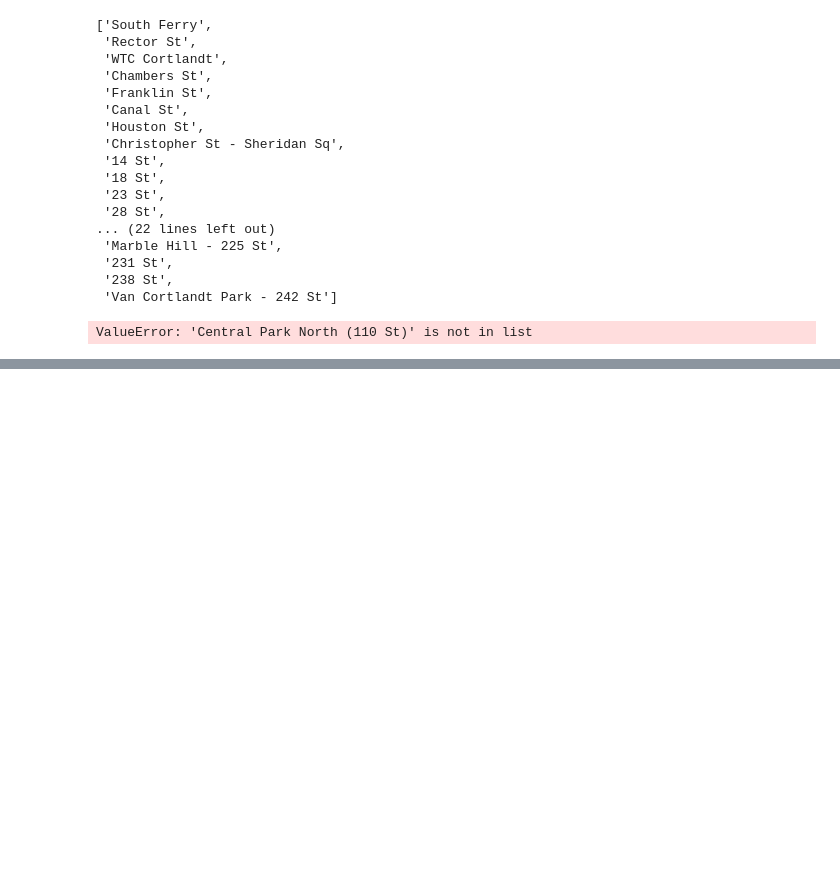
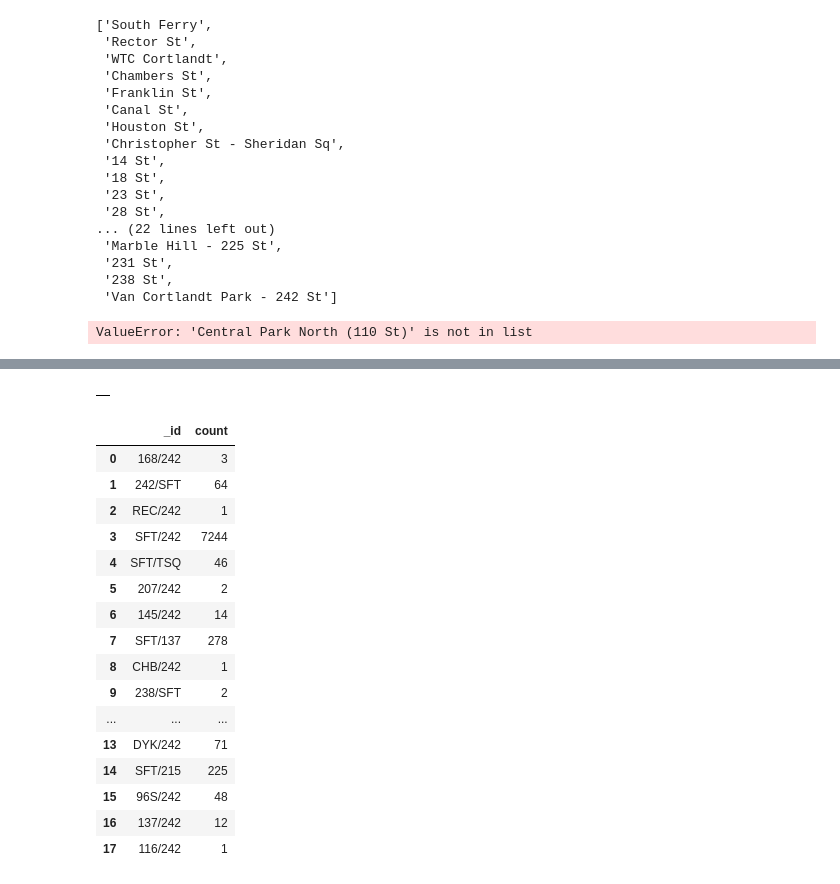
Before and after one commit to samstewart/subway-delay, a Jupyter notebook: src/notebooks/analyzing_trips.ipynb, the cells around one changed output, grey strips where cells are left out. Saved outputs shown, nothing was run; the diff lists cells and outputs as text; code cells hidden in the pictures; blank space fills up the shorter version.

Commit message:
add code for cleaning data and converting into trips

```diff
--- a/src/notebooks/analyzing_trips.ipynb
+++ b/src/notebooks/analyzing_trips.ipynb
@@ -280,0 +272,52 @@ db.trips.count_documents({"events.93": {"$exists": False}})
+# %%
+# how many distinct train descriptions per trip?
+# good: we checked and saw that we don't have more than one description per trip
+d = pd.DataFrame(list(db.weekdays.aggregate([
+    # avoid boundary issue with trips close to midnight (they will be labeled with the wrong day).
+    {"$match": {"train_info.start.hour": {"$gte": 7, "$lte": 20}}},
+   {"$group": {
+        "_id": "$origin_timestamp",
+       "descs": {"$addToSet": "$train_info.desc"}
+   }},
+    {"$project": {"_id": 1, "total": {"$size": "$descs"}}},
+    {"$match": {"size": {"$gt": 1}}}
+#    {"$sort": {"_id": 1}},
+])))
+d
+# %% [output]
+|  |
+# %%
+# total number of each type of trip (242/SFT, SFT/242, etc)
+# can this be used instead of 'addSet'?
+d = pd.DataFrame(list(db.weekdays.aggregate([
+    # avoid boundary issue with trips close to midnight (they will be labeled with the wrong day).
+   {"$match": {"train_info.start.hour": {"$gte": 7, "$lte": 20}}},
+   {"$group": {
+        "_id": {"t": "$origin_timestamp", "d": "$train_info.desc"},
+       "count": {"$sum": 1}
+   }},
+    {"$group": {
+        "_id": "$_id.d",
+       "count": {"$sum": 1}
+   }}
+])))
+#d.set_index('_id', inplace=True)
+d
+# %% [output]
+|  | _id | count |
+| 0 | 168/242 | 3 |
+| 1 | 242/SFT | 64 |
+| 2 | REC/242 | 1 |
+| 3 | SFT/242 | 7244 |
+| 4 | SFT/TSQ | 46 |
+| 5 | 207/242 | 2 |
+| 6 | 145/242 | 14 |
+| 7 | SFT/137 | 278 |
+| 8 | CHB/242 | 1 |
+| 9 | 238/SFT | 2 |
+| ... | ... | ... |
+| 13 | DYK/242 | 71 |
+| 14 | SFT/215 | 225 |
+| 15 | 96S/242 | 48 |
+| 16 | 137/242 | 12 |
+| 17 | 116/242 | 1 |
```
Also changed, not shown: parts of 46 cells of this notebook, 4 other files.
